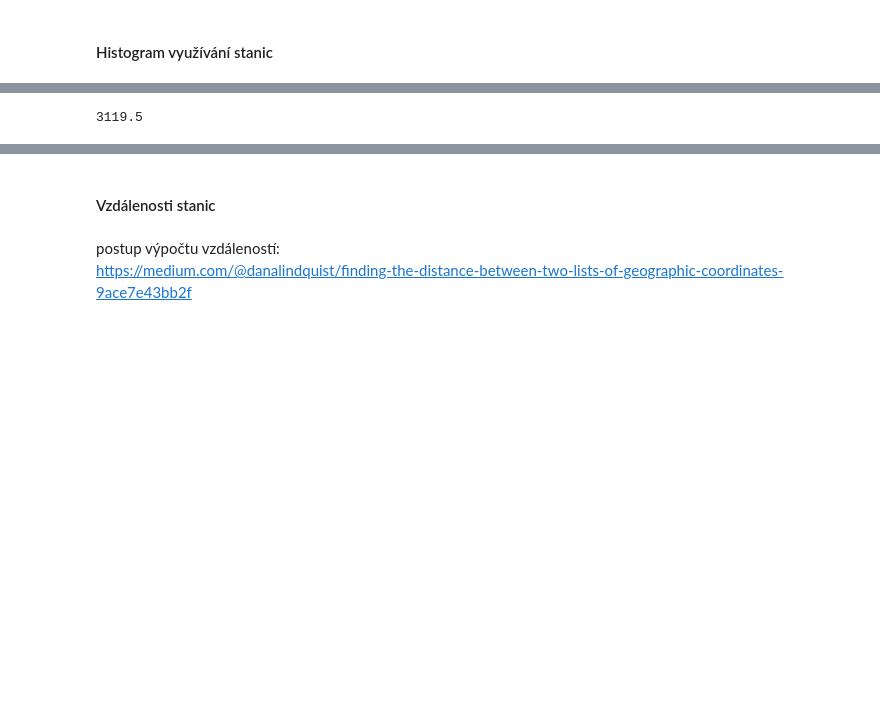
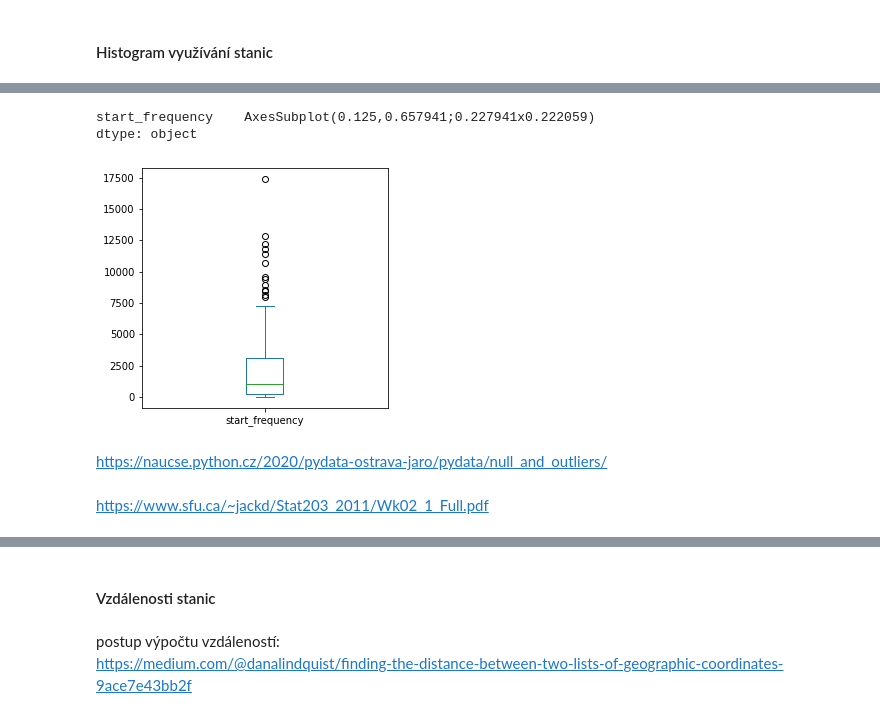
Before and after one commit to 9berny9/bikes, a Jupyter notebook: bikes_process.ipynb, the cells around one changed output, grey strips where cells are left out. Saved outputs shown, nothing was run; the diff lists cells and outputs as text; code cells hidden in the pictures; blank space fills up the shorter version.

```diff
--- a/bikes_process.ipynb
+++ b/bikes_process.ipynb
@@ -84,7 +84,15 @@ fig.show()
 px.histogram(df_s, x="start_frequency")
 # %% [output]
 [interactive output not drawn]
-# %%
-# nahradit řádky NaN za 0
-df_s["start_frequency"] = df_s.start_frequency.fillna(0)
+# %%
+#  inter-quartile range
+df_s["start_frequency"].plot.box(figsize=(15,15), subplots=True, layout=(3,3))
+# %% [output]
+start_frequency    AxesSubplot(0.125,0.657941;0.227941x0.222059)
+dtype: object
+[figure, added]
+# %% [markdown]
+https://naucse.python.cz/2020/pydata-ostrava-jaro/pydata/null_and_outliers/
+# %% [markdown]
+https://www.sfu.ca/~jackd/Stat203_2011/Wk02_1_Full.pdf
 # %%
@@ -95,4 +101,0 @@ IQR = Q3 - Q1
-# %%
-Q3
-# %% [output]
-3119.5
```
Also changed, not shown: parts of 8 cells of this notebook.
